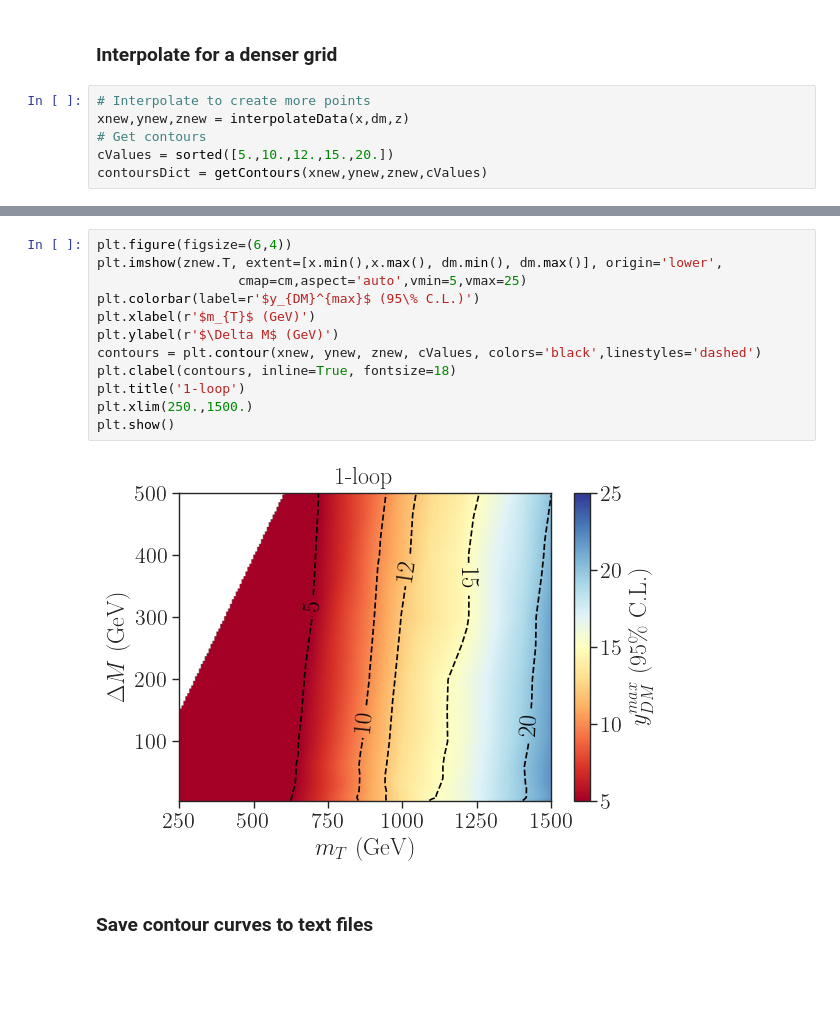
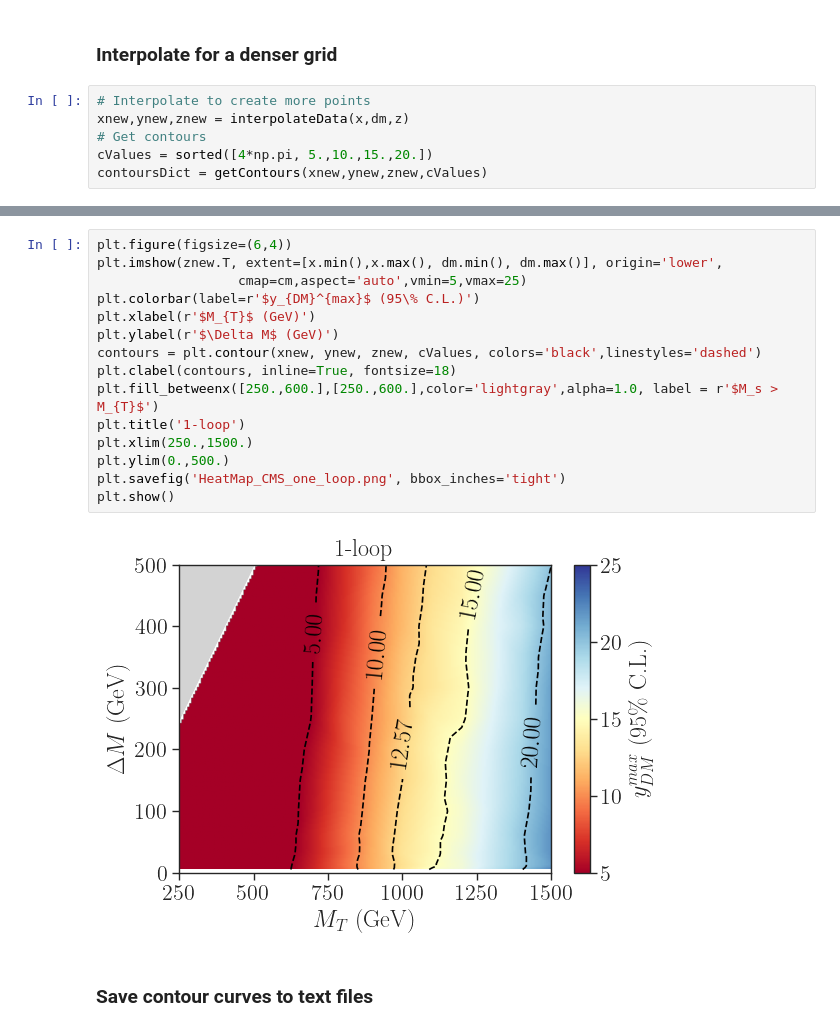
Before and after one commit to viniciusrocca/EFT_ToyModel, a Jupyter notebook: Recast_CMS/plotExclusion-CMS_mtt-1loop.ipynb, the cells around one changed output, grey strips where cells are left out. Cells and saved outputs as stored; diff of their text form; blank space fills up the shorter version.

```diff
--- a/Recast_CMS/plotExclusion-CMS_mtt-1loop.ipynb
+++ b/Recast_CMS/plotExclusion-CMS_mtt-1loop.ipynb
@@ -68,7 +50,7 @@ plt.show()
 # Interpolate to create more points
 xnew,ynew,znew = interpolateData(x,dm,z)
 # Get contours
-cValues = sorted([5.,10.,12.,15.,20.])
+cValues = sorted([4*np.pi, 5.,10.,15.,20.])
 contoursDict = getContours(xnew,ynew,znew,cValues)
 # %%
 plt.figure(figsize=(6,4))
@@ -110,17 +103,20 @@ recastData[recastData['mPsiT'] ==500.][['mPsiT','mSDM','yDM (95% C.L.)']]
 # %%
 plt.figure(figsize=(6,4))
 plt.imshow(znew.T, extent=[x.min(),x.max(), dm.min(), dm.max()], origin='lower',
                   cmap=cm,aspect='auto',vmin=5,vmax=25)
 plt.colorbar(label=r'$y_{DM}^{max}$ (95\% C.L.)')
-plt.xlabel(r'$m_{T}$ (GeV)')
+plt.xlabel(r'$M_{T}$ (GeV)')
 plt.ylabel(r'$\Delta M$ (GeV)')
 contours = plt.contour(xnew, ynew, znew, cValues, colors='black',linestyles='dashed')
 plt.clabel(contours, inline=True, fontsize=18)
+plt.fill_betweenx([250.,600.],[250.,600.],color='lightgray',alpha=1.0, label = r'$M_s > M_{T}$')
 plt.title('1-loop')
 plt.xlim(250.,1500.)
+plt.ylim(0.,500.)
+plt.savefig('HeatMap_CMS_one_loop.png', bbox_inches='tight')
 plt.show()
 # %% [output]
-[figure, old version]
+[figure, new version]
 # %% [markdown]
 ### Save contour curves to text files
 # %%
```
Also changed, not shown: parts of 5 cells of this notebook, 13 other files.
